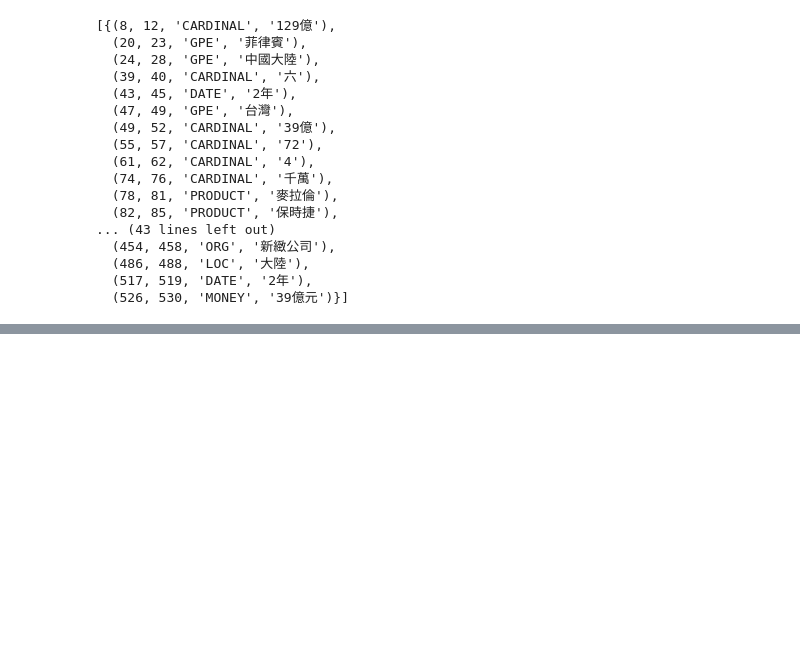
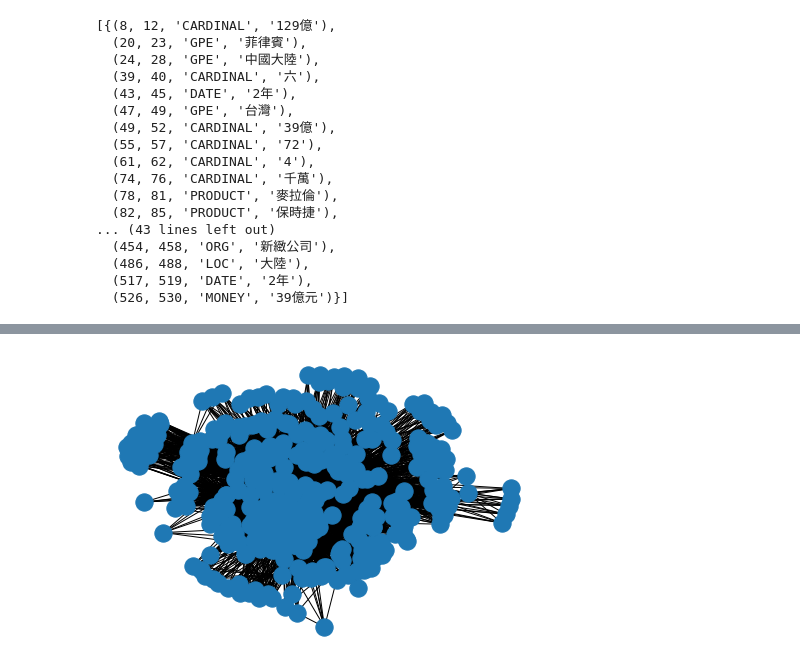
Before and after one commit to ywchiu/cathaytm, a Jupyter notebook: Demo20191206.ipynb, the cells around one changed output, grey strips where cells are left out. Saved outputs shown, nothing was run; the diff lists cells and outputs as text; code cells hidden in the pictures; blank space fills up the shorter version.

```diff
--- a/Demo20191206.ipynb
+++ b/Demo20191206.ipynb
@@ -253,0 +328,11 @@ entity_sentence_list
+# %%
+G = nx.Graph()
+for entity in entity_sentence_list:
+    s = set()
+    for ele in entity:
+        if ele[2] in ['ORG', 'PERSON']:
+            s.add(ele[3])
+    for ele in s:
+        G.add_node(ele)
+    for i, j in list(itertools.combinations(s, 2)):
+        G.add_edge(i,j)
@@ -253,0 +341,4 @@ entity_sentence_list
+# %%
+nx.draw_spring(G)
+# %% [output]
+[figure, added]
```
Also changed, not shown: parts of 15 cells of this notebook.
